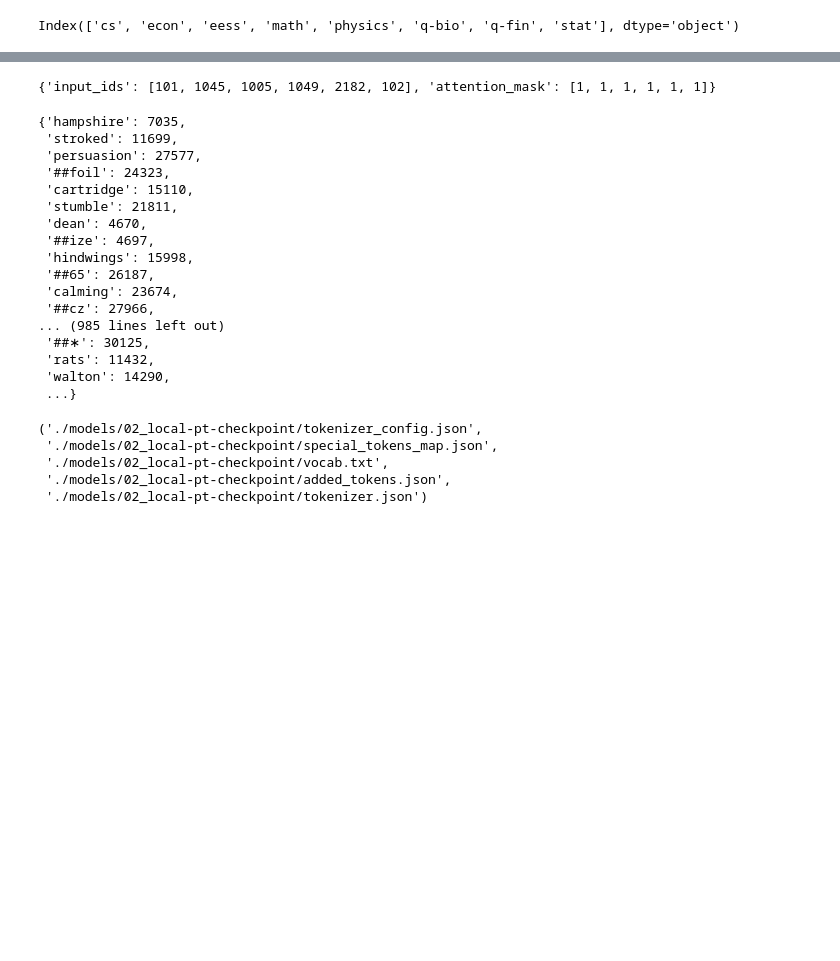
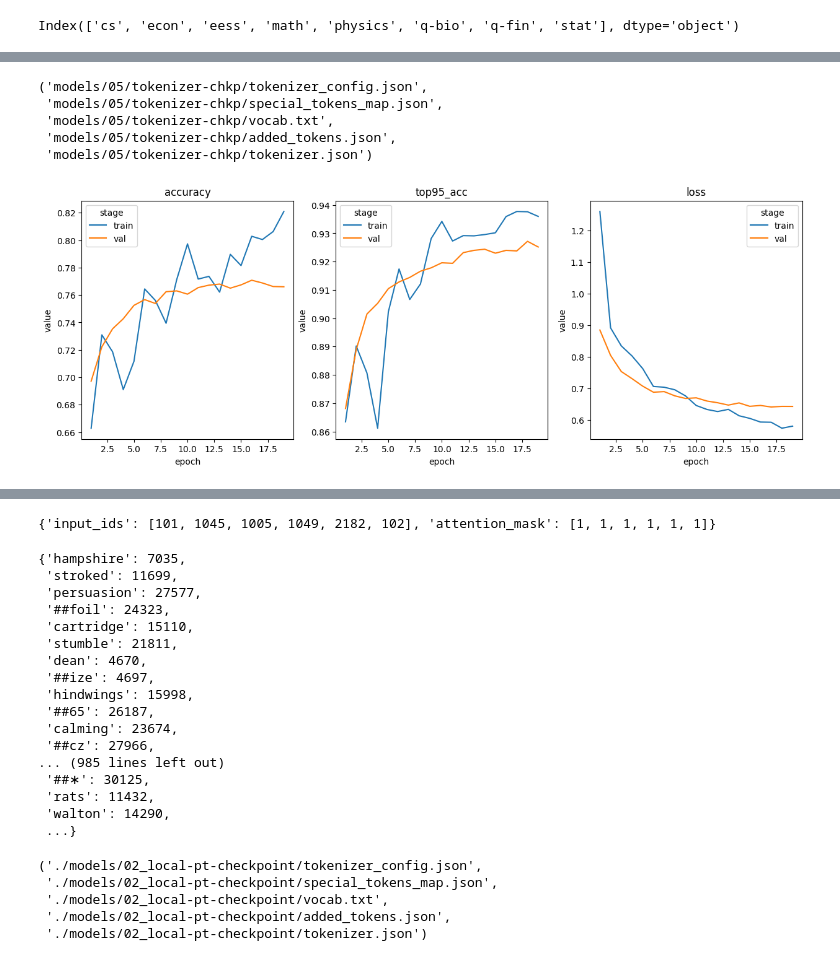
Before and after one commit to virtualphoton/papers_classification, a Jupyter notebook: 02_torch_research.ipynb, the cells around one changed output, grey strips where cells are left out. Cells and saved outputs as stored; diff of their text form; code cells hidden in the pictures; blank space fills up the shorter version.

Commit message:
working model

```diff
--- a/02_torch_research.ipynb
+++ b/02_torch_research.ipynb
@@ -281,29 +280,30 @@ def validate(model, dataloader, loss_fn, use_title=True, **kwargs):
 from pathlib import Path
 
 class MyModel(nn.Module):
-    def __init__(self, n_labels=8, path=None):
+    def __init__(self, path=None, n_labels=8):
         super().__init__()
         self.transformer = None
         if path is None:
             self.transformer = DistilBertModel.from_pretrained('distilbert-base-uncased')
         self.classifier = nn.Sequential(
-            nn.Linear(in_features=768, out_features=1024),
+            nn.Linear(in_features=768*2, out_features=1024),
             nn.ReLU(),
             torch.nn.BatchNorm1d(num_features=1024),
-            nn.Dropout(.1),
+            nn.Dropout(.2),
             nn.Linear(in_features=1024, out_features=1024),
             nn.ReLU(),
             torch.nn.BatchNorm1d(num_features=1024),
-            nn.Dropout(.1),
+            nn.Dropout(.2),
             nn.Linear(in_features=1024, out_features=n_labels)
         )
 
         if path is not None:
             self.load(path)
 
-    def forward(self, input_ids, attention_mask):
-        X = self.transformer(input_ids=input_ids, attention_mask=attention_mask)[0]
-        X = X[:, 0]
+    def forward(self, input_ids_title, attention_mask_title, input_ids_sum, attention_mask_sum):
+        X_title = self.transformer(input_ids=input_ids_title, attention_mask=attention_mask_title)[0][:, 0]
+        X_sum = self.transformer(input_ids=input_ids_sum, attention_mask=attention_mask_sum)[0][:, 0]
+        X = torch.concat((X_title, X_sum), dim=-1)
         y = self.classifier(X)
         return y
 
@@ -371,7 +327,7 @@ warnings.filterwarnings('ignore')
 
 from IPython.display import clear_output
 
-def plot(acc_history, metrics):
+def plot(acc_history, metrics, path=None):
     if len(acc_history['train']) > 1:
         f, axes = plt.subplots(1, len(metrics))
         f.set_size_inches(15, 5)
@@ -383,6 +339,9 @@ def plot(acc_history, metrics):
             sns.lineplot(data=df, x='epoch', y='value', hue='stage', ax=ax)
             ax.set_xlabel('epoch')
             ax.set_title(metric)
+
+        if path is not None:
+            plt.savefig(path)
         plt.show()
     else:
         print(acc_history)
@@ -388,0 +365,44 @@ def plot(acc_history, metrics):
+# %%
+tokenizer.save_pretrained("models/05/tokenizer-chkp")
+# %% [output]
+('models/05/tokenizer-chkp/tokenizer_config.json',
+ 'models/05/tokenizer-chkp/special_tokens_map.json',
+ 'models/05/tokenizer-chkp/vocab.txt',
+ 'models/05/tokenizer-chkp/added_tokens.json',
+ 'models/05/tokenizer-chkp/tokenizer.json')
+# %%
+samples_per_epoch = 400
+epochs = 20
+train_set = MyDataset(train_seq, samples_per_epoch)
+val_set = MyDataset(val_seq)
+model = MyModel()
+loss_fn = torch.nn.CrossEntropyLoss()
+model.cuda()
+
+optimizer = AdamW(model.parameters(),
+                  lr=6.3e-6,
+                  weight_decay=0.65
+                )
+
+scheduler = get_linear_schedule_with_warmup(optimizer,
+                                            num_warmup_steps=0,
+                                            num_training_steps=len(train_set) * epochs)
+
+acc_history = {'train': [], 'val': []}
+params = dict(
+    optimizer=optimizer,
+    scaler=GradScaler(),
+    scheduler=scheduler,
+    loss_fn=loss_fn,
+    exp_mean_alpha=0.95
+)
+
+for _ in range(epochs):
+    clear_output(True)
+    plot(acc_history, ["accuracy", "top95_acc", "loss"], f"plots/model_5.png")
+
+    acc_history['train'].append(train(model, train_set, **params))
+    acc_history['val'].append(validate(model, val_set, **params))
+model.save(f'models/05')
+# %% [output]
+[figure, added]
```
Also changed, not shown: parts of 16 cells of this notebook.
